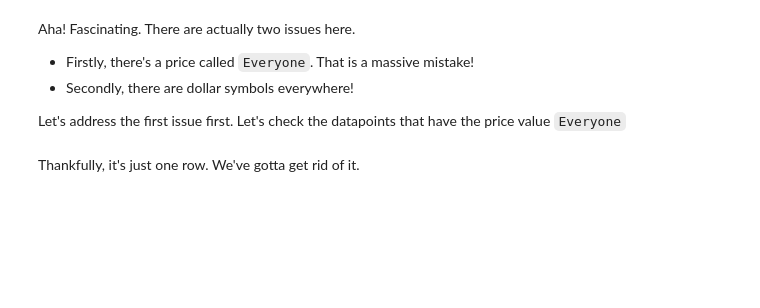
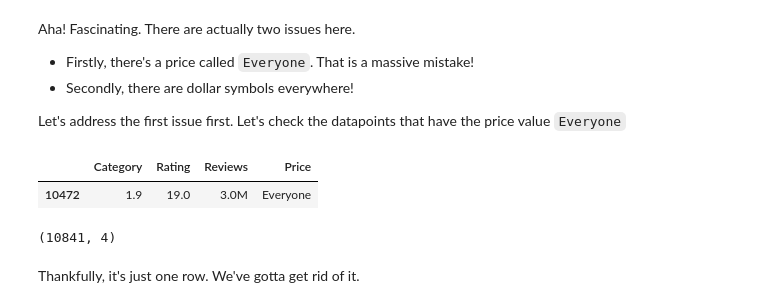
Before and after one commit to mdgarber/IntegratingApps, a Jupyter notebook: Project files/Springboard Apps project - Tier 3 - Complete.ipynb, the cells around one changed output. Cells and saved outputs as stored; diff of their text form; code cells hidden in the pictures; blank space fills up the shorter version.

```diff
--- a/Project files/Springboard Apps project - Tier 3 - Complete.ipynb
+++ b/Project files/Springboard Apps project - Tier 3 - Complete.ipynb
@@ -147,10 +184,21 @@ Aha! Fascinating. There are actually two issues here.
 Let's address the first issue first. Let's check the datapoints that have the price value `Everyone`
 # %%
 # Let's check which data points have the value 'Everyone' for the 'Price' column by subsetting our Google dataframe.
+#     OK I will do that below - MG
 
 # Subset the Google dataframe on the price column.
 # To be sure: you want to pick out just those rows whose value for the 'Price' column is just 'Everyone'.
-_ _ _
+Google[Google['Price'] == 'Everyone']
+# %% [output]
+|  | Category | Rating | Reviews | Price |
+| 10472 | 1.9 | 19.0 | 3.0M | Everyone |
+# %%
+#labels= axis=1
+Google.shape
+
+#got (10841, 4)
+# %% [output]
+(10841, 4)
 # %% [markdown]
 Thankfully, it's just one row. We've gotta get rid of it.
 # %%
```
Also changed, not shown: parts of 8 cells of this notebook.
